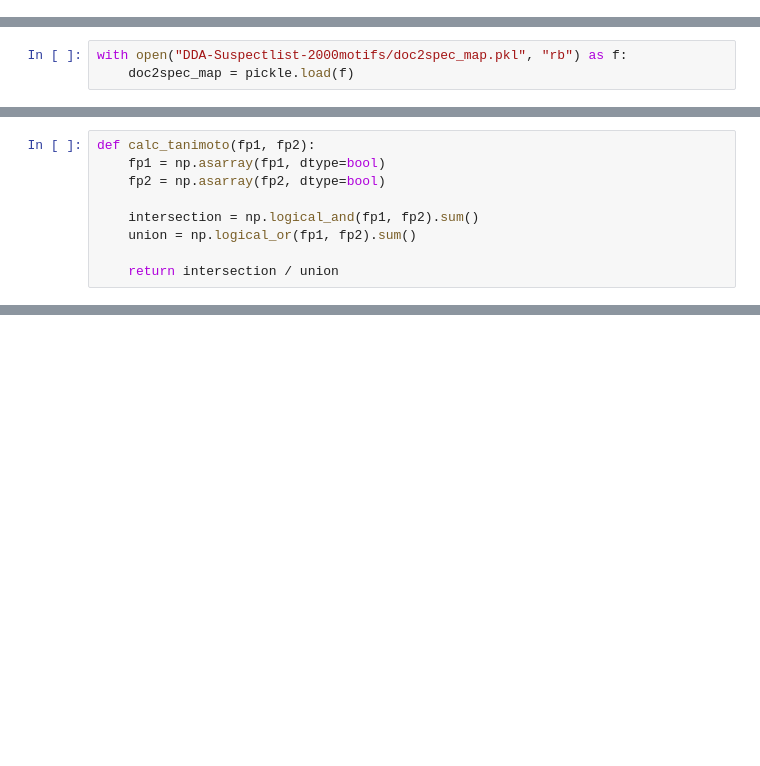
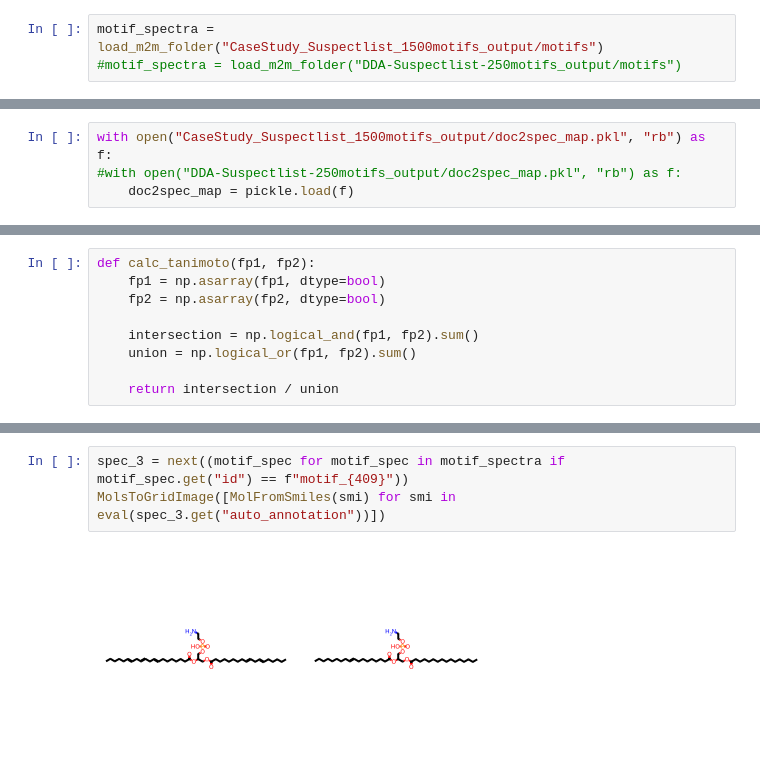
Before and after one commit to vdhooftcompmet/MS2LDA, a Jupyter notebook: notebooks/Paper_results/CaseStudy_Suspectlist_analysis.ipynb, the cells around one changed output, grey strips where cells are left out. Drawn from its saved outputs; the diff is of its cells as text; blank space fills up the shorter version.

```diff
--- a/notebooks/Paper_results/CaseStudy_Suspectlist_analysis.ipynb
+++ b/notebooks/Paper_results/CaseStudy_Suspectlist_analysis.ipynb
@@ -20,3 +24,6 @@ normally I could just load the m2m folder, but there was a bug in the code that
 As long as the ms2lda.bin file is available all data can be correctly retrieved.
 # %% [markdown]
 ---
+# %%
+motif_spectra = load_m2m_folder("CaseStudy_Suspectlist_1500motifs_output/motifs")
+#motif_spectra = load_m2m_folder("DDA-Suspectlist-250motifs_output/motifs")
@@ -23,4 +34,5 @@ As long as the ms2lda.bin file is available all data can be correctly retrieved.
 # %%
-with open("DDA-Suspectlist-2000motifs/doc2spec_map.pkl", "rb") as f:
+with open("CaseStudy_Suspectlist_1500motifs_output/doc2spec_map.pkl", "rb") as f:
+#with open("DDA-Suspectlist-250motifs_output/doc2spec_map.pkl", "rb") as f:
     doc2spec_map = pickle.load(f)
 # %%
@@ -111,0 +194,5 @@ top_1_motif_spec.metadata
+# %%
+spec_3 = next((motif_spec for motif_spec in motif_spectra if motif_spec.get("id") == f"motif_{409}"))
+MolsToGridImage([MolFromSmiles(smi) for smi in eval(spec_3.get("auto_annotation"))])
+# %% [output]
+[figure, added]
```
Also changed, not shown: parts of 30 cells of this notebook, 13 other files.
